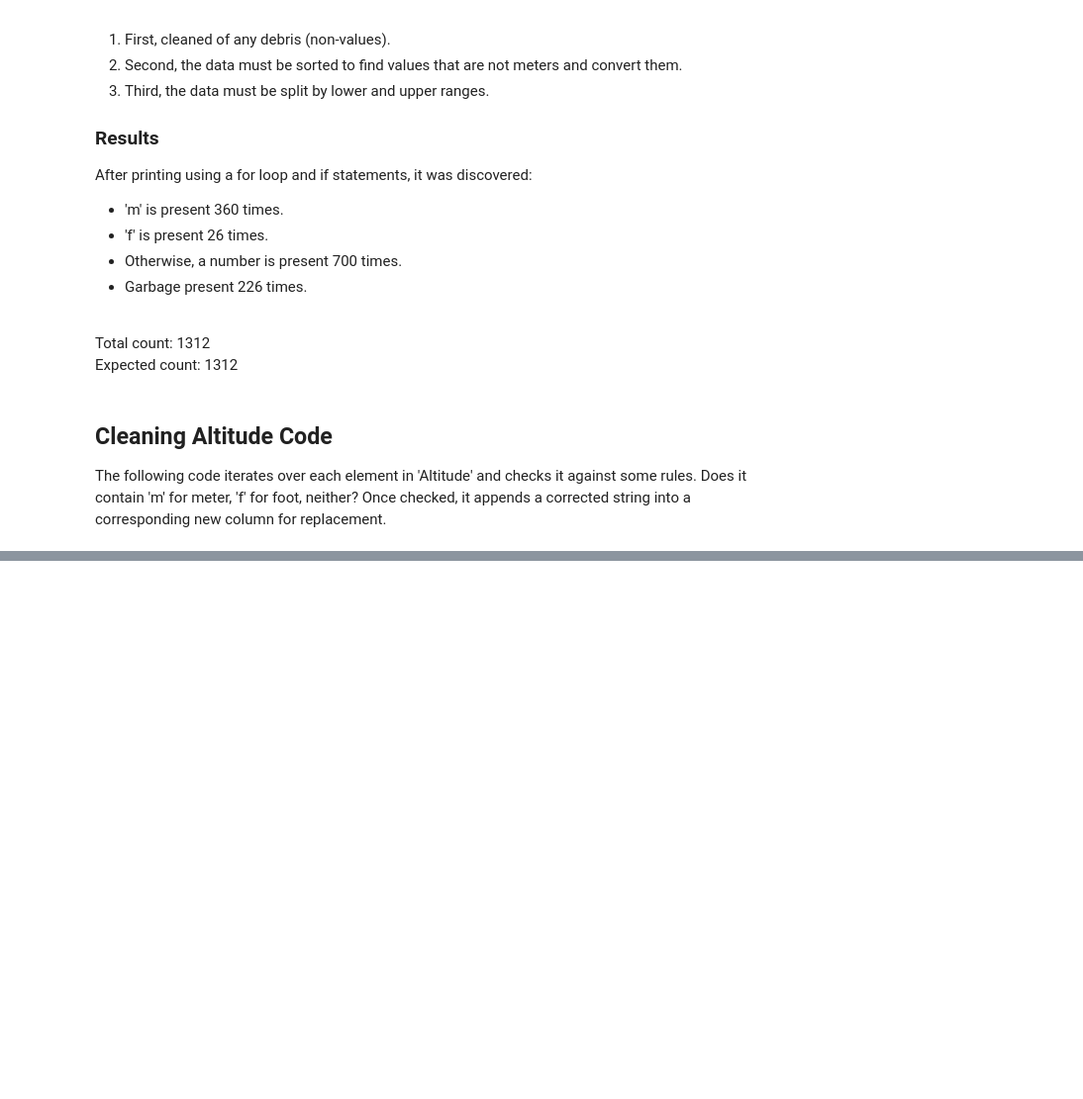
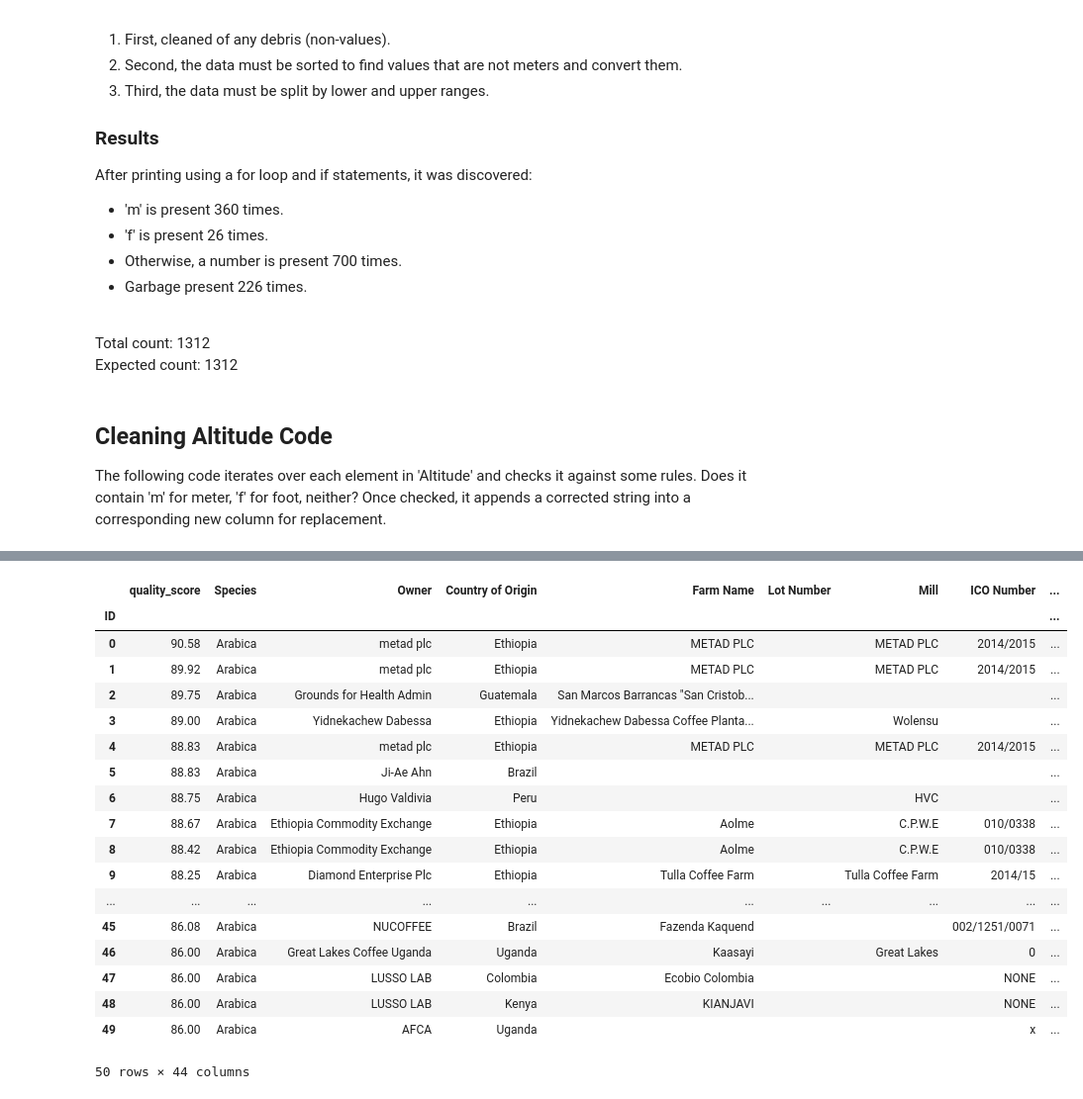
Before and after one commit to jesshart/project-UT-2-ETL, a Jupyter notebook: data_sources/CQI/data/clean_arabica_ratings.ipynb, the cells around one changed output, grey strips where cells are left out. Shown: that part at 99% size. Cells and saved outputs as stored; diff of their text form; code cells hidden in the pictures; blank space fills up the shorter version.

Commit message:
completed arabica

```diff
--- a/data_sources/CQI/data/clean_arabica_ratings.ipynb
+++ b/data_sources/CQI/data/clean_arabica_ratings.ipynb
@@ -48,8 +60,6 @@ df1 = df.drop(columns =['view_certificate_1','view_certificate_2','Cupping Proto
 ## Count number of blanks per column
 df1=df1.replace('n/a',"",regex=True)
 df1=df1.replace(np.nan,"",regex=True)
-# %%
-df1= df1.drop(columns =['Unnamed: 0'])
 # %%
 df1.index.name = 'ID'
 # %%
@@ -436,0 +393,14 @@ canon_col
+# %%
+# Split strings to new columns for units
+df2['New_Altitude'] = canon_col
+list_split = df2["New_Altitude"].str.split(" ", expand = True)
+df2['New_Altitude'] = list_split[0]
+df2['Altitude_Units'] = list_split[1]
+# %%
+# Get rid of random string values
+for idx, i in enumerate(df2['New_Altitude']):
+    if hasNumbers(i):
+        pass
+    else:
+        df2['New_Altitude'][idx] = ""
+    print(i)
@@ -436,0 +445,9 @@ canon_col
+# %%
+for idx, i in enumerate(df2['New_Altitude']):
+    try:
+        if int(i) > 10000000:
+            df2['New_Altitude'][idx] = print(i[:4]+'-'+i[4:])
+        if int(i) < 500:
+            df2['New_Altitude'][idx] = ""
+    except:
+        pass
@@ -436,0 +480,28 @@ canon_col
+# %%
+# Split strings to new columns for upper and lower alts
+list_split = df2["New_Altitude"].str.split("-", expand = True)
+df2['Lower_Altitude'] = list_split[0]
+df2['Upper_Altitude'] = list_split[1]
+
+# Check results
+df2.head(50)
+# %% [output]
+|  | quality_score | Species | Owner | Country of Origin | Farm Name | Lot Number | Mill | ICO Number | ... |
+| ID |  |  |  |  |  |  |  |  | ... |
+| 0 | 90.58 | Arabica | metad plc | Ethiopia | METAD PLC |  | METAD PLC | 2014/2015 | ... |
+| 1 | 89.92 | Arabica | metad plc | Ethiopia | METAD PLC |  | METAD PLC | 2014/2015 | ... |
+| 2 | 89.75 | Arabica | Grounds for Health Admin | Guatemala | San Marcos Barrancas "San Cristob... |  |  |  | ... |
+| 3 | 89.00 | Arabica | Yidnekachew Dabessa | Ethiopia | Yidnekachew Dabessa Coffee Planta... |  | Wolensu |  | ... |
+| 4 | 88.83 | Arabica | metad plc | Ethiopia | METAD PLC |  | METAD PLC | 2014/2015 | ... |
+| 5 | 88.83 | Arabica | Ji-Ae Ahn | Brazil |  |  |  |  | ... |
+| 6 | 88.75 | Arabica | Hugo Valdivia | Peru |  |  | HVC |  | ... |
+| 7 | 88.67 | Arabica | Ethiopia Commodity Exchange | Ethiopia | Aolme |  | C.P.W.E | 010/0338 | ... |
+| 8 | 88.42 | Arabica | Ethiopia Commodity Exchange | Ethiopia | Aolme |  | C.P.W.E | 010/0338 | ... |
+| 9 | 88.25 | Arabica | Diamond Enterprise Plc | Ethiopia | Tulla Coffee Farm |  | Tulla Coffee Farm | 2014/15 | ... |
+| ... | ... | ... | ... | ... | ... | ... | ... | ... | ... |
+| 45 | 86.08 | Arabica | NUCOFFEE | Brazil | Fazenda Kaquend |  |  | 002/1251/0071 | ... |
+| 46 | 86.00 | Arabica | Great Lakes Coffee Uganda | Uganda | Kaasayi |  | Great Lakes | 0 | ... |
+| 47 | 86.00 | Arabica | LUSSO LAB | Colombia | Ecobio Colombia |  |  | NONE | ... |
+| 48 | 86.00 | Arabica | LUSSO LAB | Kenya | KIANJAVI |  |  | NONE | ... |
+| 49 | 86.00 | Arabica | AFCA | Uganda |  |  |  | x | ... |
+50 rows × 44 columns
```
Also changed, not shown: parts of 12 cells of this notebook, 3 other files.
